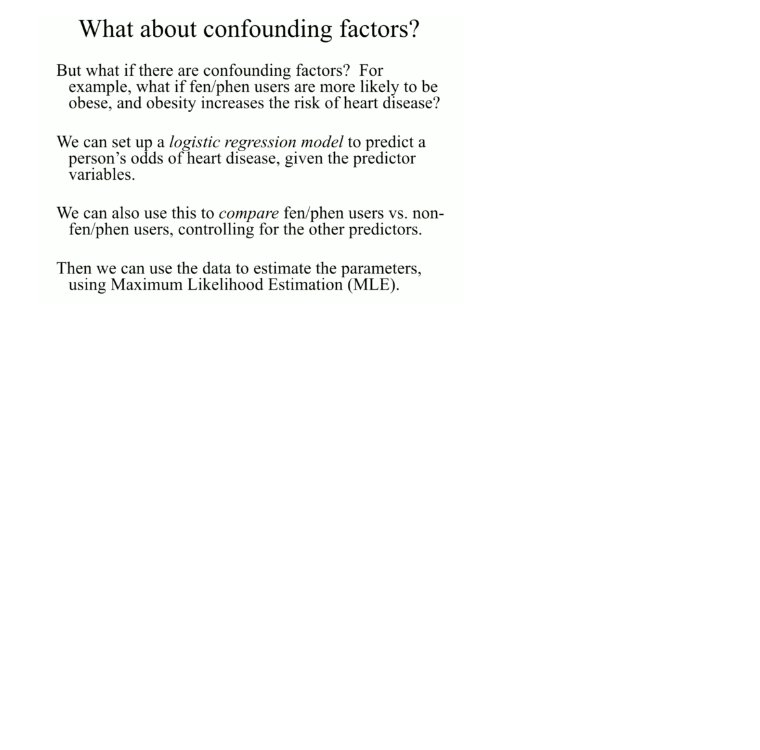
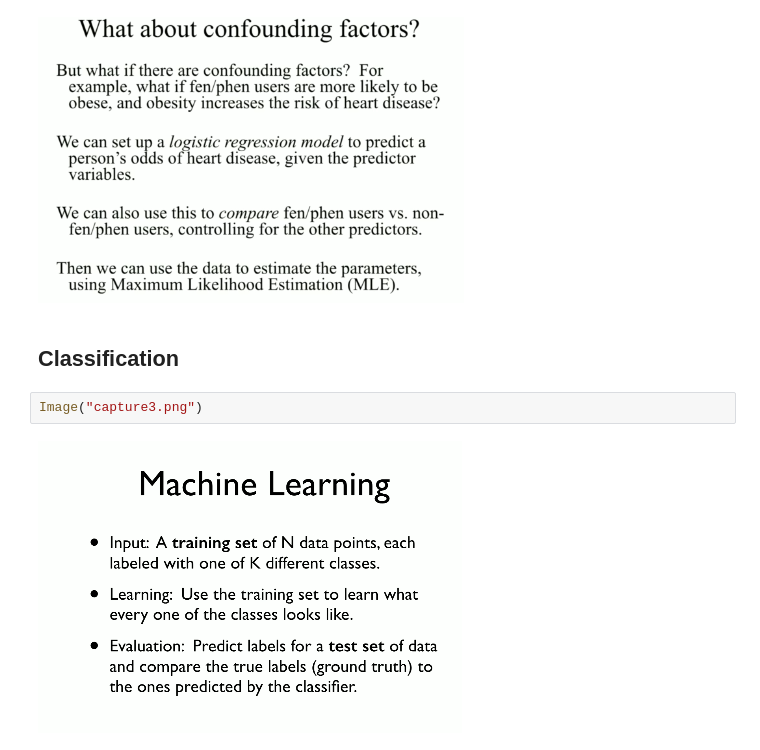
Before and after one commit to MPhillips55/Machine-Learning-Notes, a Jupyter notebook: Machine Learning Notes - Regression.ipynb, the cells around one changed output. Saved outputs shown, nothing was run; the diff lists cells and outputs as text; blank space fills up the shorter version.

```diff
--- a/Machine Learning Notes - Regression.ipynb
+++ b/Machine Learning Notes - Regression.ipynb
@@ -18,3 +18,9 @@ Image("capture1.png")
 Image("capture2.png")
 # %% [output]
 [figure]
+# %% [markdown]
+## Classification
+# %%
+Image("capture3.png")
+# %% [output]
+[figure, added]
```
Also changed, not shown: parts of 3 cells of this notebook.
